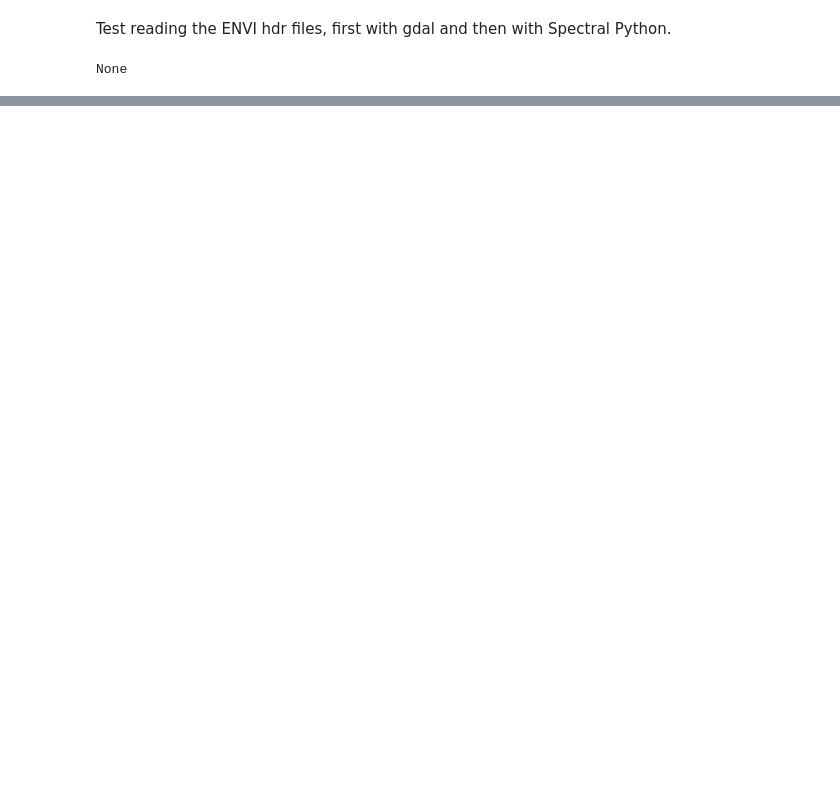
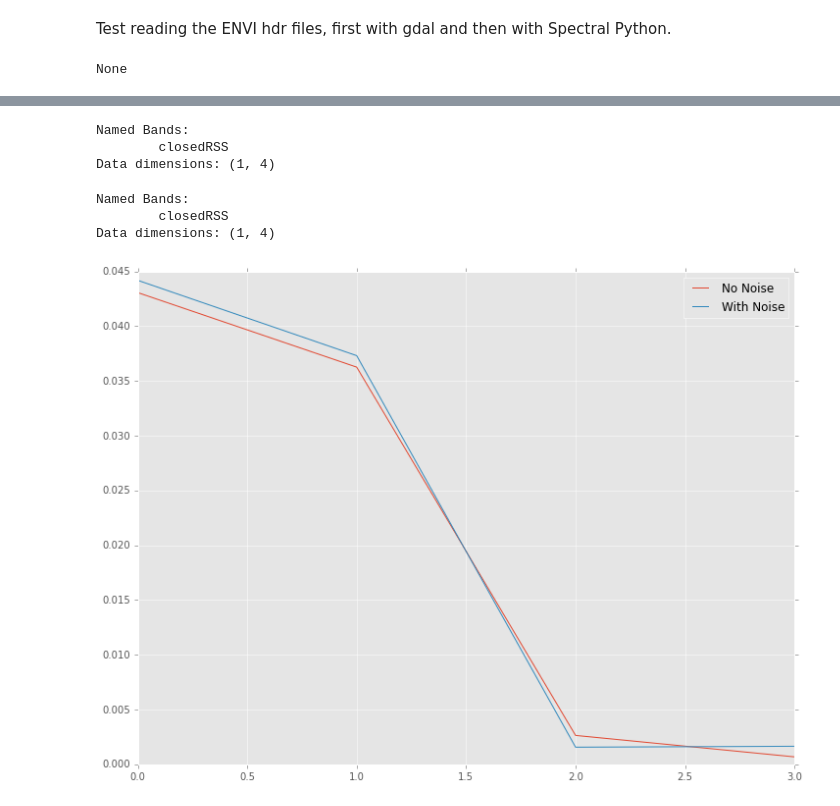
Before and after one commit to obarrilero/sambuca, a Jupyter notebook: reference/notebooks/Quick Bird Data Tests.ipynb, the cells around one changed output, grey strips where cells are left out. Cells and saved outputs as stored; diff of their text form; code cells hidden in the pictures; blank space fills up the shorter version.

```diff
--- a/reference/notebooks/Quick Bird Data Tests.ipynb
+++ b/reference/notebooks/Quick Bird Data Tests.ipynb
@@ -67,0 +105,21 @@ dir(fullresspec_sp)
+# %%
+mdlspec_nonoise = envi.open('QBSpecNoNoise.hdr','QBSpecNoNoise.lib')
+print_spectral_library(mdlspec_nonoise)
+# %% [output]
+Named Bands:
+        closedRSS
+Data dimensions: (1, 4)
+# %%
+mdlspec_noise = envi.open('QBSpec0_001Noise.hdr','QBSpec0_001Noise.lib')
+print_spectral_library(mdlspec_noise)
+# %% [output]
+Named Bands:
+        closedRSS
+Data dimensions: (1, 4)
+# %%
+plot_items.clear()
+plot_items.append((mdlspec_nonoise.spectra[0], 'No Noise'))
+plot_items.append((mdlspec_noise.spectra[0], 'With Noise'))
+plot_spectra(plot_items)
+# %% [output]
+[figure, added]
```
Also changed, not shown: parts of 11 cells of this notebook.
